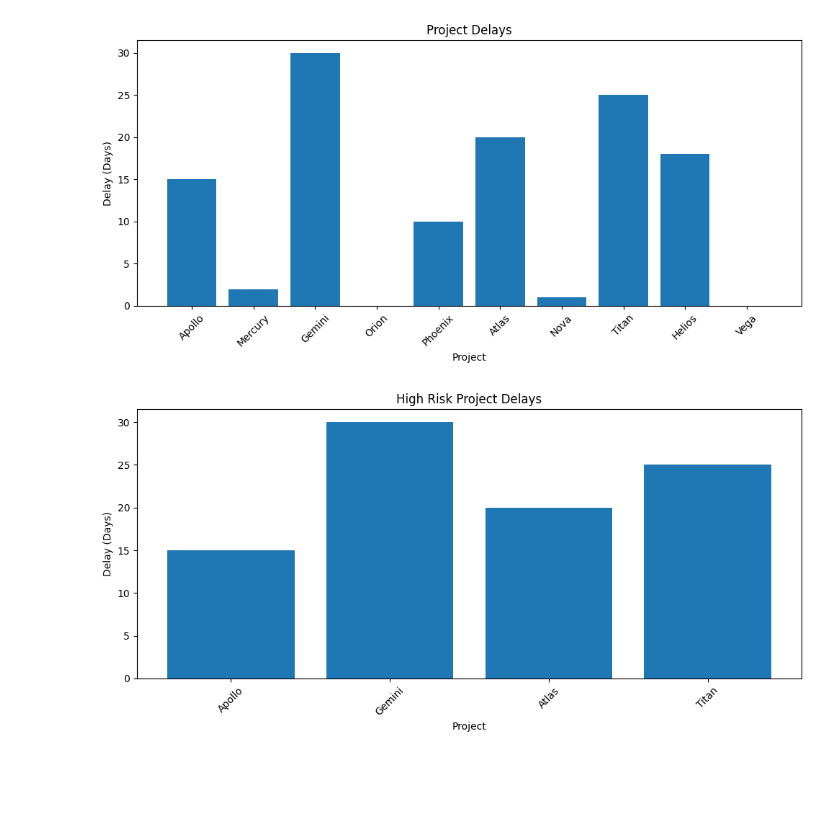
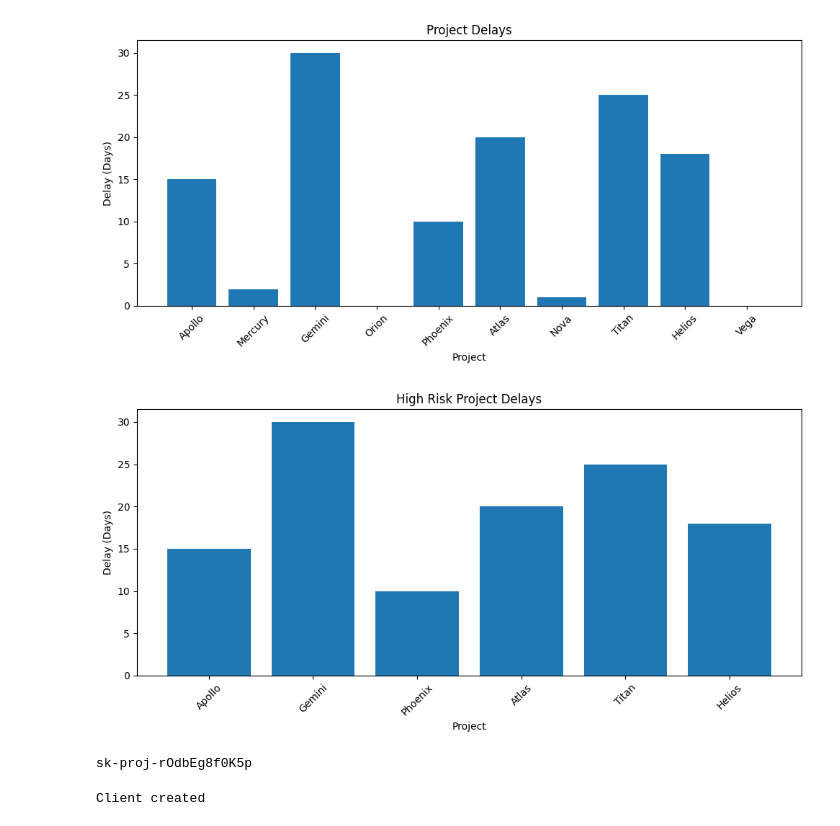
Before and after one commit to joroho73/ai-delivery-insights-assistant, a Jupyter notebook: notebooks/project_analysis.ipynb, the cells around one changed output. Drawn from its saved outputs; the diff is of its cells as text; code cells hidden in the pictures; blank space fills up the shorter version.

```diff
--- a/notebooks/project_analysis.ipynb
+++ b/notebooks/project_analysis.ipynb
@@ -70,14 +85,30 @@ plt.show()
 # %% [output]
 [figure]
 # %%
-high_risk_df = df[df['RiskLevel'] == 'High']
+high_risk_df = df[
+    (df["RiskLevel"] == "High")
+    | (df["DelayDays"] > 10)
+    | (df["CostVariancePct"] > 10)
+]
+
 plt.figure(figsize=(10,5))
 plt.bar(high_risk_df["Project"], high_risk_df["DelayDays"])
 plt.xticks(rotation=45)
 plt.title("High Risk Project Delays")
 plt.xlabel("Project")
 plt.ylabel("Delay (Days)")
 plt.tight_layout()
 plt.show()
 # %% [output]
-[figure, old version]
+[figure, new version]
+# %%
+load_dotenv(override=True)
+api_key = os.getenv("OPENAI_API_KEY")
+print(api_key[:20])
+# %% [output]
+sk-proj-rOdbEg8f0K5p
+# %%
+client = OpenAI(api_key=api_key)
+print("Client created")
+# %% [output]
+Client created
```
Also changed, not shown: parts of 13 cells of this notebook.
